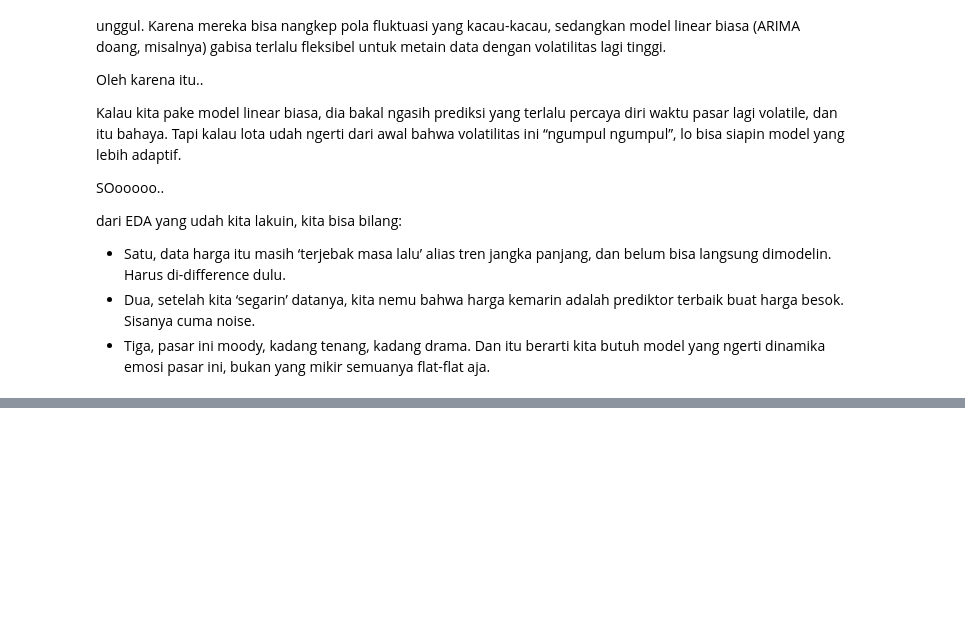
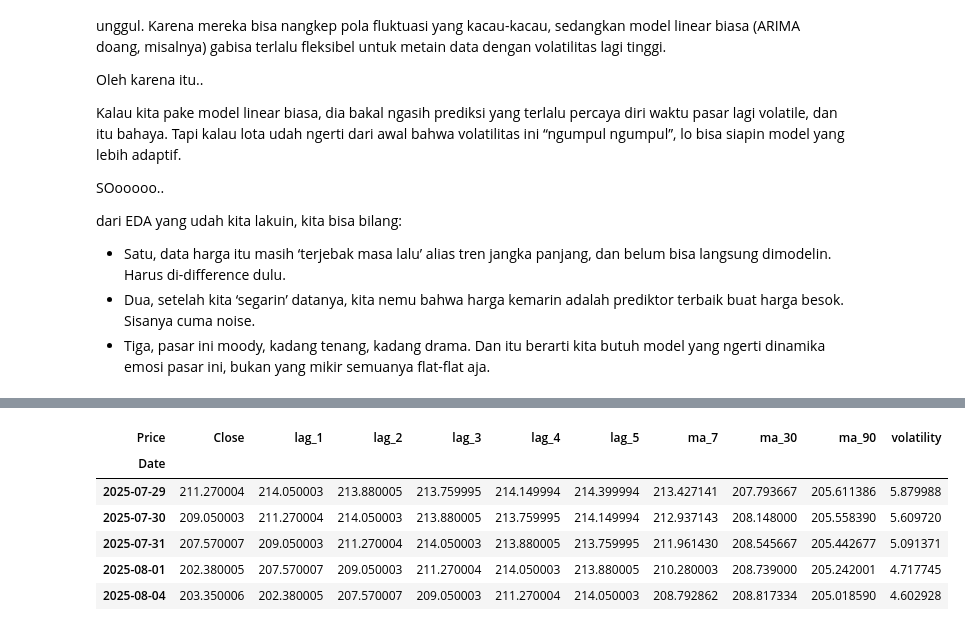
Before and after one commit to Ryanakml/Stock-Price-Predictor, a Jupyter notebook: stock_predictor.ipynb, the cells around one changed output, grey strips where cells are left out. Saved outputs shown, nothing was run; the diff lists cells and outputs as text; code cells hidden in the pictures; blank space fills up the shorter version.

Commit message:
feat : section 3. Processing and Feature Engeneering, 3.1 Nan Values, 3.2 Feature Engeneering.

```diff
--- a/stock_predictor.ipynb
+++ b/stock_predictor.ipynb
@@ -450,0 +467,9 @@ dari EDA yang udah kita lakuin, kita bisa bilang:
+# %%
+# Memeriksa nilai yang hilang
+print("Jumlah nilai yang hilang per kolom:")
+print(data.isnull().sum())
+
+# Menangani missing values jika ada (misalnya, dari hari libur pasar)
+data.ffill(inplace=True)
+print("\nJumlah nilai yang hilang setelah forward fill:")
+print(data.isnull().sum())
@@ -450,0 +600,15 @@ dari EDA yang udah kita lakuin, kita bisa bilang:
+# %%
+# Moving Average – buat nangkep tren harga dalam jangka pendek sampai panjang.
+# .rolling(window=n) artinya ambil n hari ke belakang dari posisi sekarang, lalu hitung nilai tertentu (mean/std).
+df['ma_7'] = df['Close'].rolling(window=7).mean()     # MA 7 hari – tangkep tren jangka pendek
+df['ma_30'] = df['Close'].rolling(window=30).mean()   # MA 30 hari – tren menengah
+df['ma_90'] = df['Close'].rolling(window=90).mean()   # MA 90 hari – tren panjang
+df.tail()
+# %% [output]
+| Price | Close | lag_1 | lag_2 | lag_3 | lag_4 | lag_5 | ma_7 | ma_30 | ma_90 | volatility |
+| Date |  |  |  |  |  |  |  |  |  |  |
+| 2025-07-29 | 211.270004 | 214.050003 | 213.880005 | 213.759995 | 214.149994 | 214.399994 | 213.427141 | 207.793667 | 205.611386 | 5.879988 |
+| 2025-07-30 | 209.050003 | 211.270004 | 214.050003 | 213.880005 | 213.759995 | 214.149994 | 212.937143 | 208.148000 | 205.558390 | 5.609720 |
+| 2025-07-31 | 207.570007 | 209.050003 | 211.270004 | 214.050003 | 213.880005 | 213.759995 | 211.961430 | 208.545667 | 205.442677 | 5.091371 |
+| 2025-08-01 | 202.380005 | 207.570007 | 209.050003 | 211.270004 | 214.050003 | 213.880005 | 210.280003 | 208.739000 | 205.242001 | 4.717745 |
+| 2025-08-04 | 203.350006 | 202.380005 | 207.570007 | 209.050003 | 211.270004 | 214.050003 | 208.792862 | 208.817334 | 205.018590 | 4.602928 |
```
Also changed, not shown: parts of 12 cells of this notebook.
